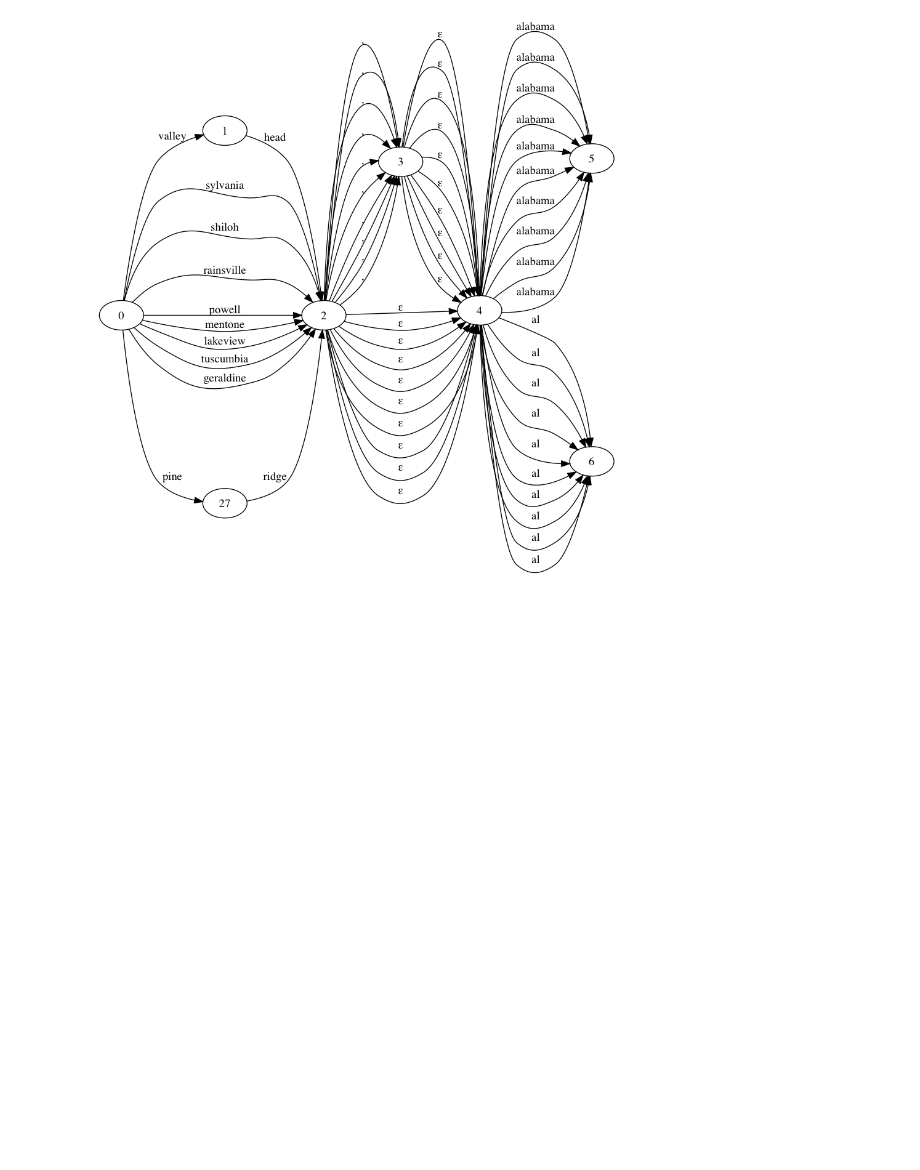
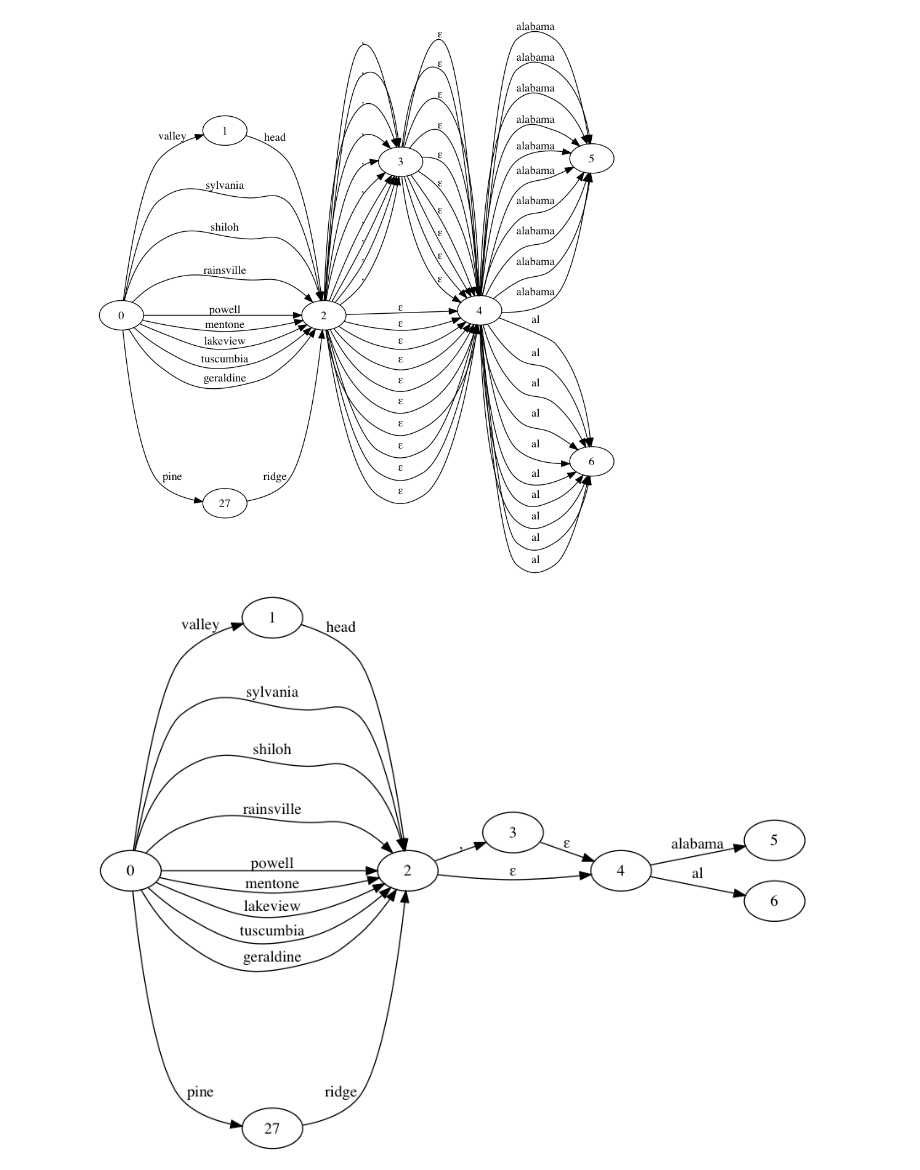
Before and after one commit to davidmcclure/litecoder, a Jupyter notebook: notebooks/20-fsa-idx.ipynb, the cells around one changed output. Drawn from its saved outputs; the diff is of its cells as text; code cells hidden in the pictures; blank space fills up the shorter version.

```diff
--- a/notebooks/20-fsa-idx.ipynb
+++ b/notebooks/20-fsa-idx.ipynb
@@ -164,0 +189,4 @@ plot(g)
+# %%
+plot(g)
+# %% [output]
+[figure, added]
```
Also changed, not shown: parts of 3 cells of this notebook.
